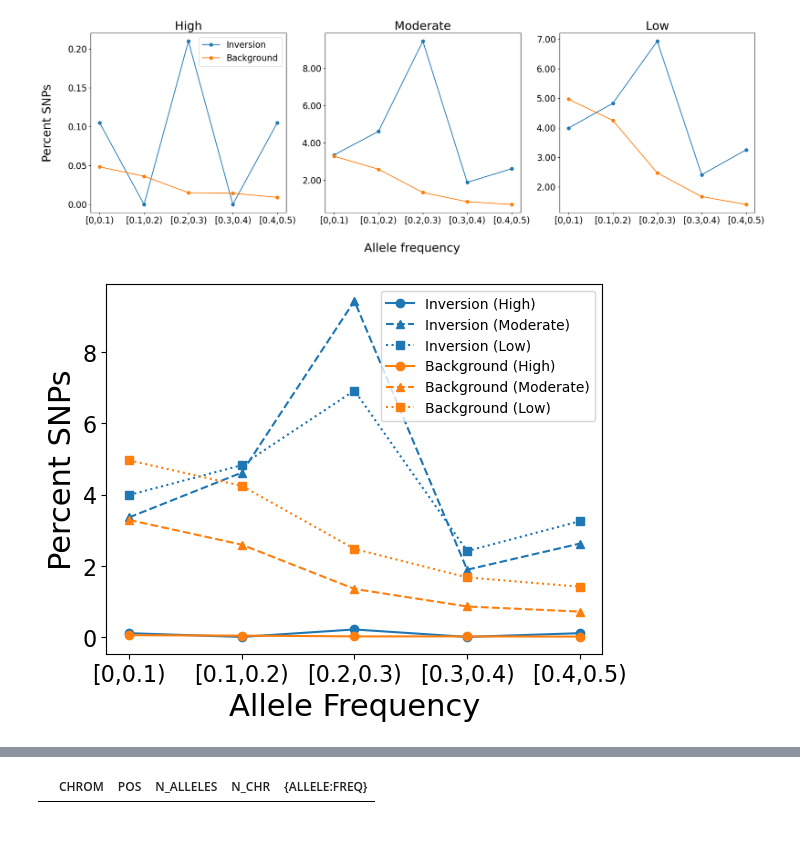
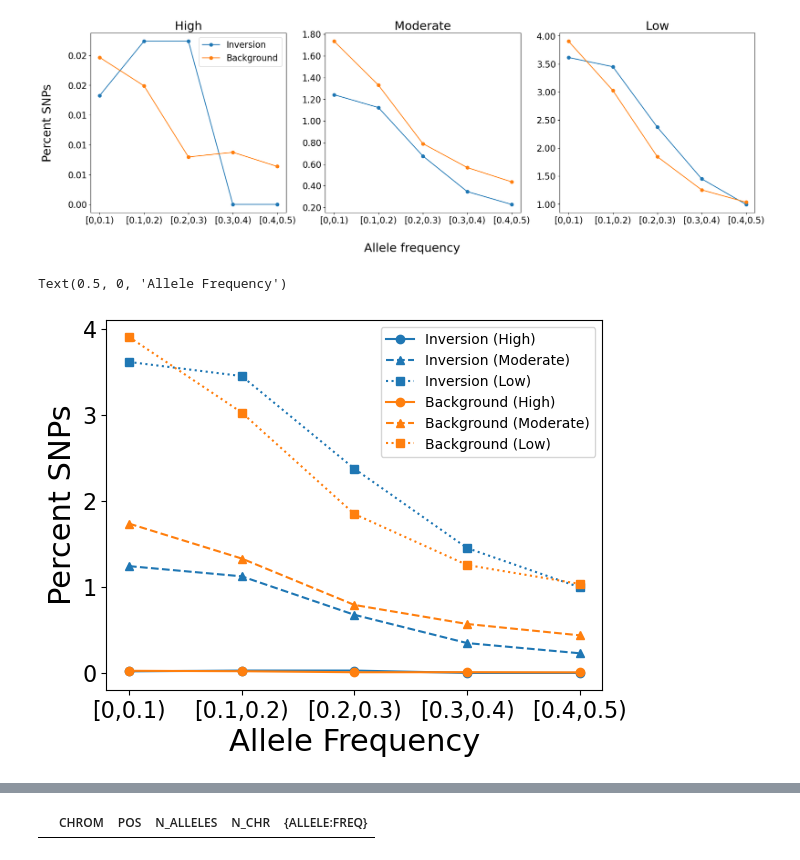
Before and after one commit to Cpetak/local_pca_pipe, a Jupyter notebook: plot_AFs.ipynb, the cells around one changed output, grey strips where cells are left out. Drawn from its saved outputs; the diff is of its cells as text; code cells hidden in the pictures.

```diff
--- a/plot_AFs.ipynb
+++ b/plot_AFs.ipynb
@@ -45,7 +45,7 @@ def get_counts(level, mytype,cname):
 
     return counts, df1, df2
 # %%
-cname="606"
+cname="600"
 high_inv, _, _ = get_counts("high", "inv",cname)
 medium_inv, _, _ = get_counts("mod", "inv",cname)
 low_inv, _, _ = get_counts("low", "inv",cname)
@@ -78,36 +78,36 @@ f, axs = plt.subplots(1,3,figsize=(22, 6),sharex=True, sharey=False)
 axs[0].plot(list(range(len(high_inv))),np.array(high_inv)/inversion_snps*100, marker="o",label="Inversion")
 axs[0].plot(list(range(len(high_inv))),np.array(high_out)/total_outside*100, marker="o",label="Background")
 axs[1].plot(list(range(len(high_inv))),np.array(medium_inv)/inversion_snps*100, marker="o")
 axs[1].plot(list(range(len(high_inv))),np.array(medium_out)/total_outside*100, marker="o")
 axs[2].plot(list(range(len(high_inv))),np.array(low_inv)/inversion_snps*100, marker="o")
 axs[2].plot(list(range(len(high_inv))),np.array(low_out)/total_outside*100, marker="o")
 
 axs[0].set_xticks(list(range(len(high_inv))), value_labels)
 axs[1].set_xticks(list(range(len(high_inv))), value_labels)
 axs[2].set_xticks(list(range(len(high_inv))), value_labels)
 
 axs[0].set_title("High", fontsize=22)
 axs[1].set_title("Moderate", fontsize=22)
 axs[2].set_title("Low", fontsize=22)
 
 plt.text(-0.25, 0.5, 'Percent SNPs', va='center', rotation='vertical', fontsize=22, transform=axs[0].transAxes)
 plt.text(0.2, -0.2, 'Allele frequency', va='center', rotation='horizontal', fontsize=22, transform=axs[1].transAxes)
 
 axs[0].tick_params(axis='both', which='major', labelsize=16)
 axs[1].tick_params(axis='both', which='major', labelsize=16)
 axs[2].tick_params(axis='both', which='major', labelsize=16)
 
 axs[0].yaxis.set_major_formatter(plt.FuncFormatter(lambda y, _: f'{y:.2f}'))
 axs[1].yaxis.set_major_formatter(plt.FuncFormatter(lambda y, _: f'{y:.2f}'))
 axs[2].yaxis.set_major_formatter(plt.FuncFormatter(lambda y, _: f'{y:.2f}'))
 
 axs[0].legend(fontsize=16)
 
 plt.savefig("figs/594_AFs2.pdf", format='pdf', bbox_inches='tight')
 # %% [output]
-[figure, old version]
+[figure, new version]
 # %%
-cname="606"
+cname="600"
 high_inv, _, _ = get_counts("high", "inv",cname)
 medium_inv, _, _ = get_counts("mod", "inv",cname)
 low_inv, _, _ = get_counts("low", "inv",cname)
@@ -172,9 +172,10 @@ plt.legend(handles=legend_elements, loc='upper right')
 plt.ylabel("Percent SNPs",fontsize=22)
 plt.xlabel("Allele Frequency",fontsize=22)
 
-plt.savefig("figs/606_AFs.pdf", format='pdf', bbox_inches='tight')
+#plt.savefig("figs/606_AFs.pdf", format='pdf', bbox_inches='tight')
 # %% [output]
+Text(0.5, 0, 'Allele Frequency')
-[figure, old version]
+[figure, new version]
 # %%
 #plt.violinplot([df1["MAF"].tolist(), df2["MAF"].tolist()])
 _, df1, df2 = get_counts("low", "all",cname)
```
Also changed, not shown: parts of 3 cells of this notebook, 3 other files.
